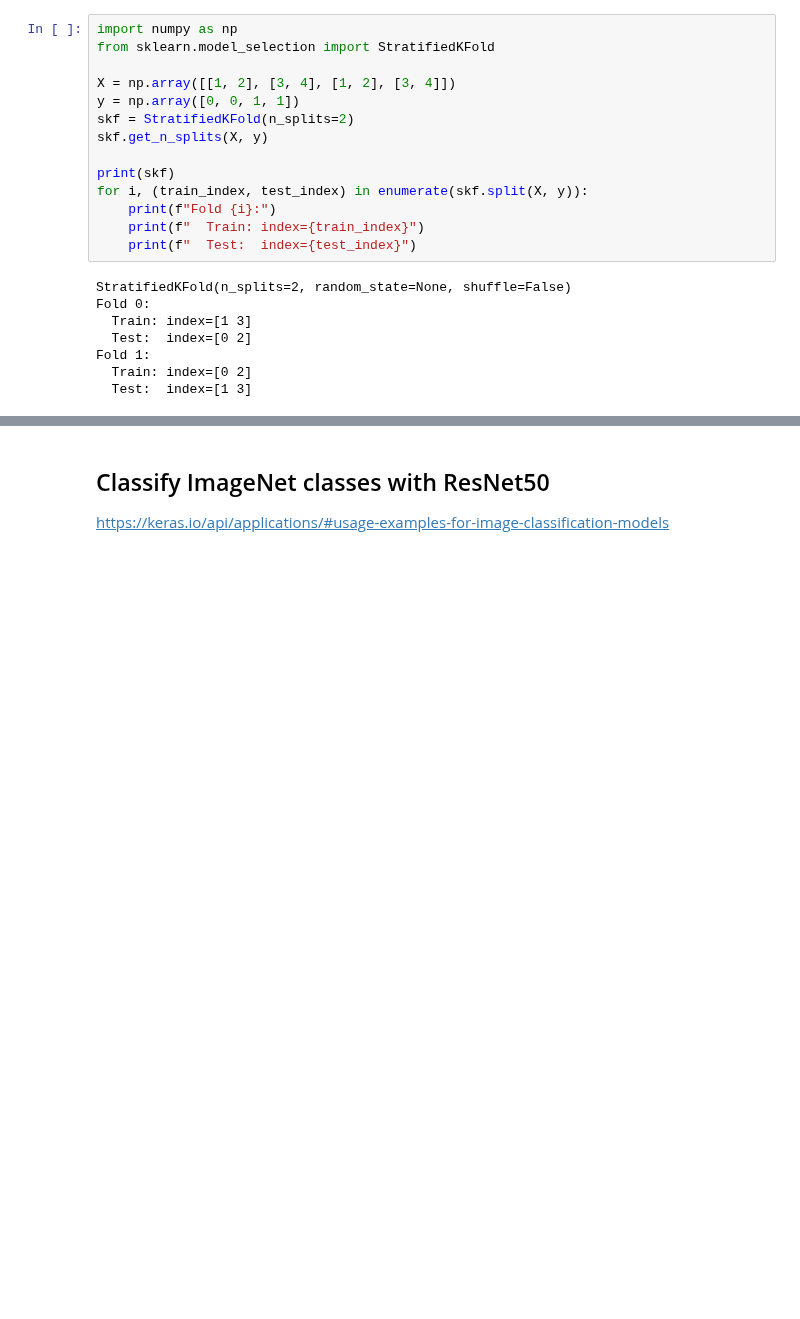
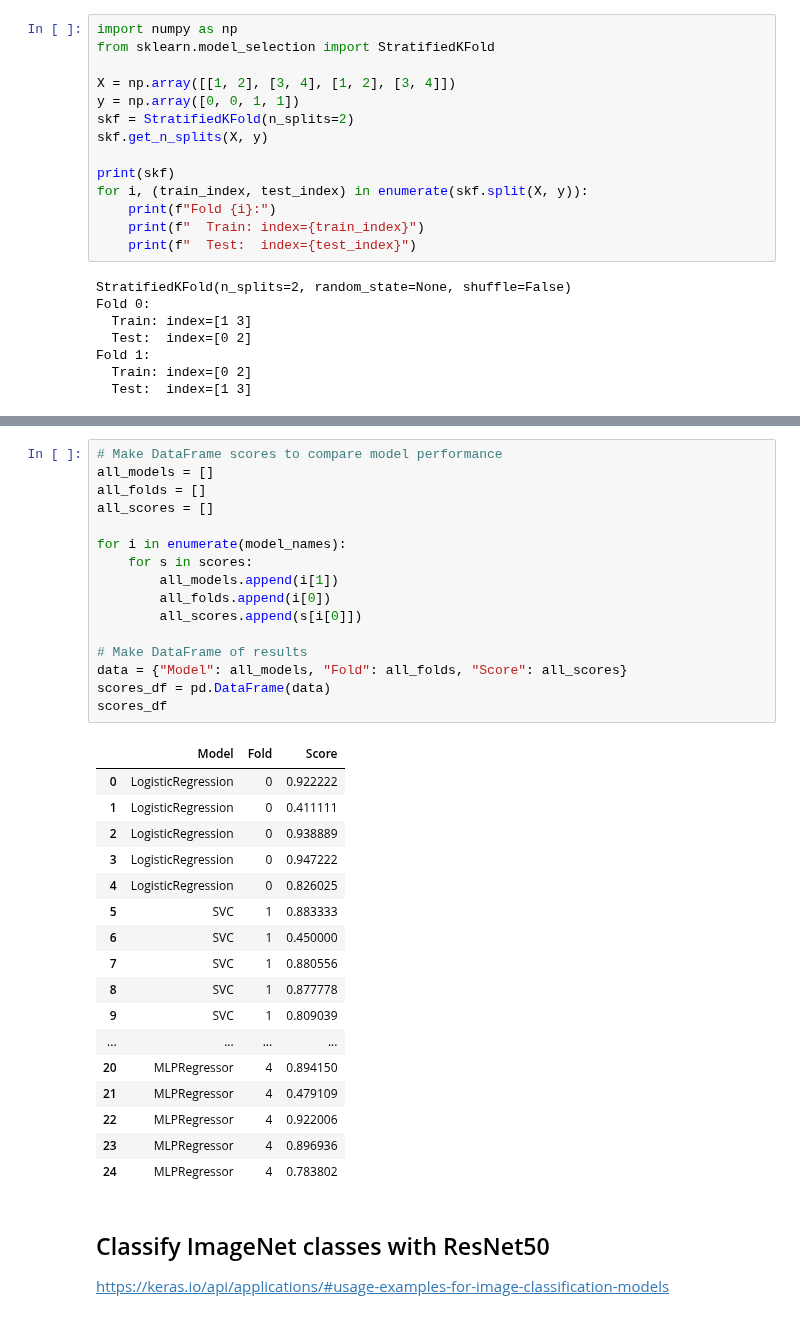
Before and after one commit to AI-For-Wearables-PAM/activity-recog, a Jupyter notebook: utilities/test-stratified-kfold/stratified-kfold.ipynb, the cells around one changed output, grey strips where cells are left out. Drawn from its saved outputs; the diff is of its cells as text; blank space fills up the shorter version.

```diff
--- a/utilities/test-stratified-kfold/stratified-kfold.ipynb
+++ b/utilities/test-stratified-kfold/stratified-kfold.ipynb
@@ -26,3 +101,37 @@ Fold 1:
+# %%
+# Make DataFrame scores to compare model performance
+all_models = []
+all_folds = []
+all_scores = []
+
+for i in enumerate(model_names):
+    for s in scores:
+        all_models.append(i[1])
+        all_folds.append(i[0])
+        all_scores.append(s[i[0]])
+
+# Make DataFrame of results
+data = {"Model": all_models, "Fold": all_folds, "Score": all_scores}
+scores_df = pd.DataFrame(data)
+scores_df
+# %% [output]
+|  | Model | Fold | Score |
+| 0 | LogisticRegression | 0 | 0.922222 |
+| 1 | LogisticRegression | 0 | 0.411111 |
+| 2 | LogisticRegression | 0 | 0.938889 |
+| 3 | LogisticRegression | 0 | 0.947222 |
+| 4 | LogisticRegression | 0 | 0.826025 |
+| 5 | SVC | 1 | 0.883333 |
+| 6 | SVC | 1 | 0.450000 |
+| 7 | SVC | 1 | 0.880556 |
+| 8 | SVC | 1 | 0.877778 |
+| 9 | SVC | 1 | 0.809039 |
+| ... | ... | ... | ... |
+| 20 | MLPRegressor | 4 | 0.894150 |
+| 21 | MLPRegressor | 4 | 0.479109 |
+| 22 | MLPRegressor | 4 | 0.922006 |
+| 23 | MLPRegressor | 4 | 0.896936 |
+| 24 | MLPRegressor | 4 | 0.783802 |
 # %% [markdown]
 ## Classify ImageNet classes with ResNet50
 https://keras.io/api/applications/#usage-examples-for-image-classification-models
```
Also changed, not shown: parts of 19 cells of this notebook, 2 other files.
